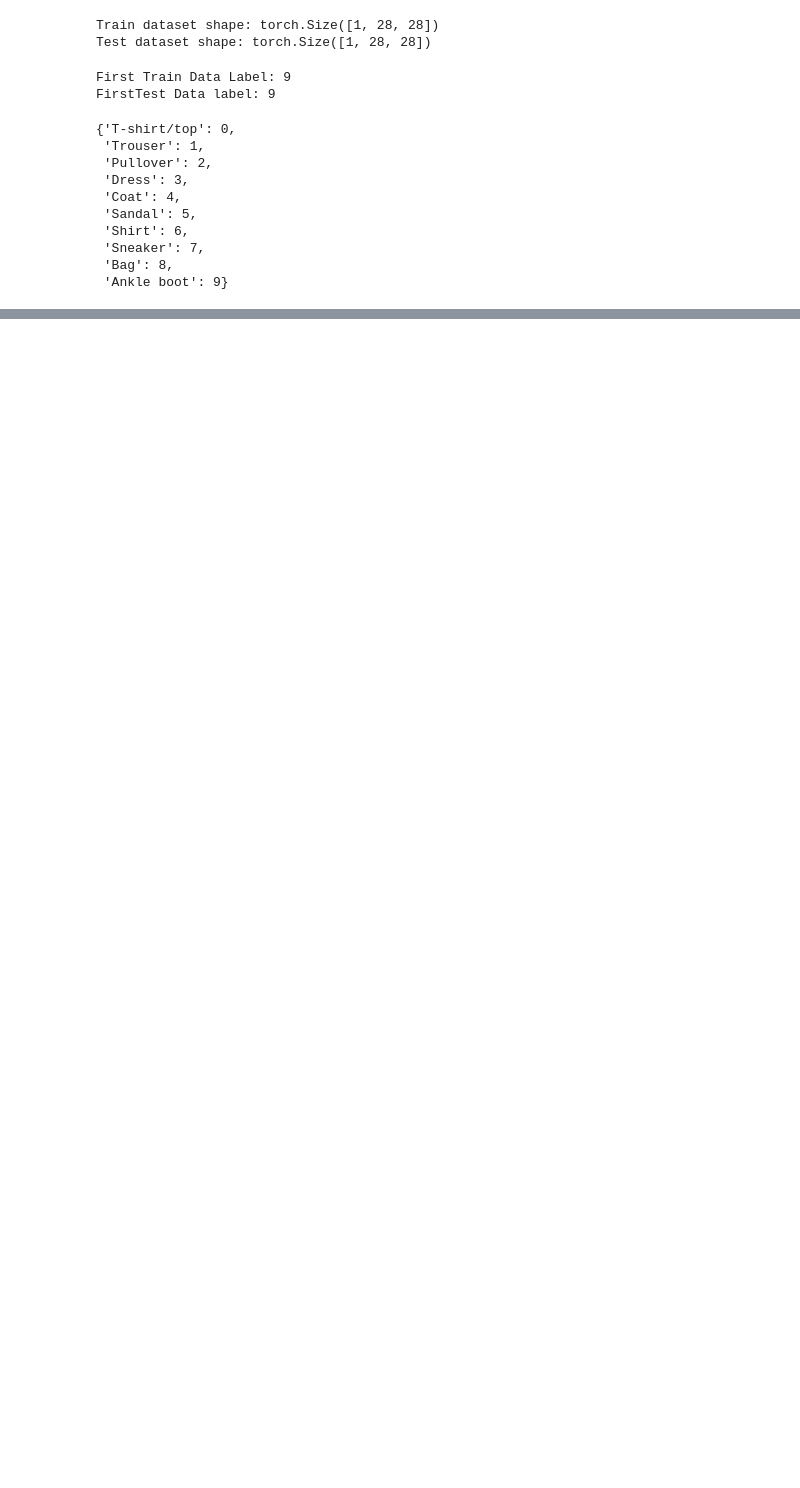
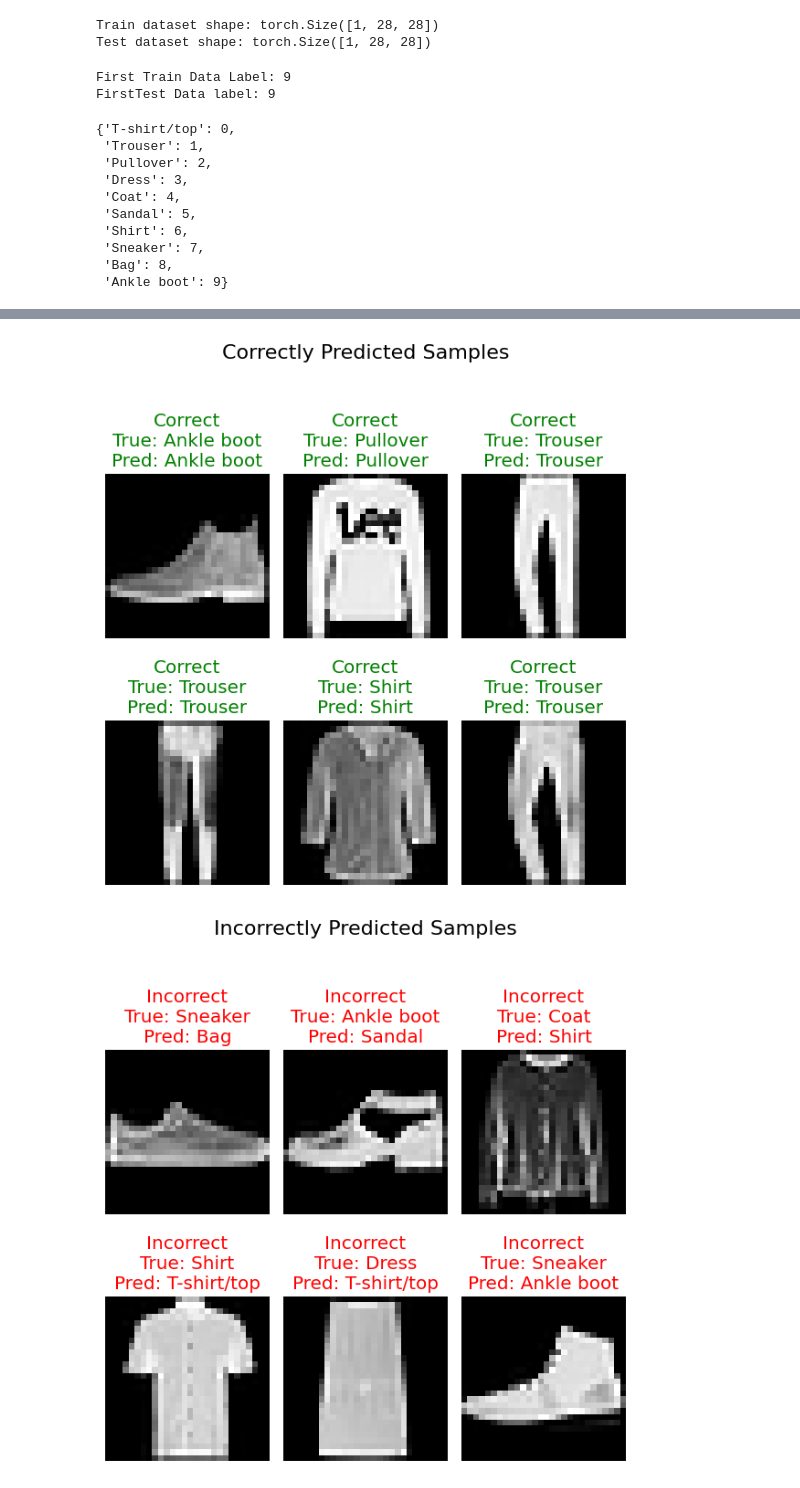
Before and after one commit to mobadara/fashion-mnist-pytorch-cnn, a Jupyter notebook: fashion-mnist-cnn.ipynb, the cells around one changed output, grey strips where cells are left out. Drawn from its saved outputs; the diff is of its cells as text; code cells hidden in the pictures; blank space fills up the shorter version.

```diff
--- a/fashion-mnist-cnn.ipynb
+++ b/fashion-mnist-cnn.ipynb
@@ -80,0 +489,33 @@ Our goal is to develop a Deep Learning Model using PyTorch Convolutional Neural
+# %%
+# Function to display a few examples
+def display_samples(samples, title, num_samples=6):
+    fig, axs = plt.subplots(2, 3, figsize=(6, 7))
+    fig.suptitle(title, fontsize=16)
+    for i in range(min(num_samples, len(samples))):
+        ax = axs[i//3, i%3]
+        image, true_label, predicted_label = samples[i]
+        ax.imshow(image.permute(1, 2, 0), cmap='gray')
+        true_label_name = train_full_dataset.classes[true_label]
+        predicted_label_name = train_full_dataset.classes[predicted_label]
+
+        # Determine if the prediction was correct and set title color
+        if true_label == predicted_label:
+            title_text = f'Correct\nTrue: {true_label_name}\nPred: {predicted_label_name}'
+            title_color = 'green'
+        else:
+            title_text = f'Incorrect\nTrue: {true_label_name}\nPred: {predicted_label_name}'
+            title_color = 'red'
+
+        ax.set_title(title_text, color=title_color)
+        ax.axis('off')
+    plt.tight_layout(rect=[0, 0.03, 1, 0.95]) # Adjust layout to prevent suptitle overlap
+    plt.show()
+
+# Display some correctly predicted samples
+display_samples(correctly_predicted_samples, 'Correctly Predicted Samples')
+
+# Display some incorrectly predicted samples
+display_samples(incorrectly_predicted_samples, 'Incorrectly Predicted Samples')
+# %% [output]
+[figure, added]
+[figure, added]
```
Also changed, not shown: parts of 41 cells of this notebook.
